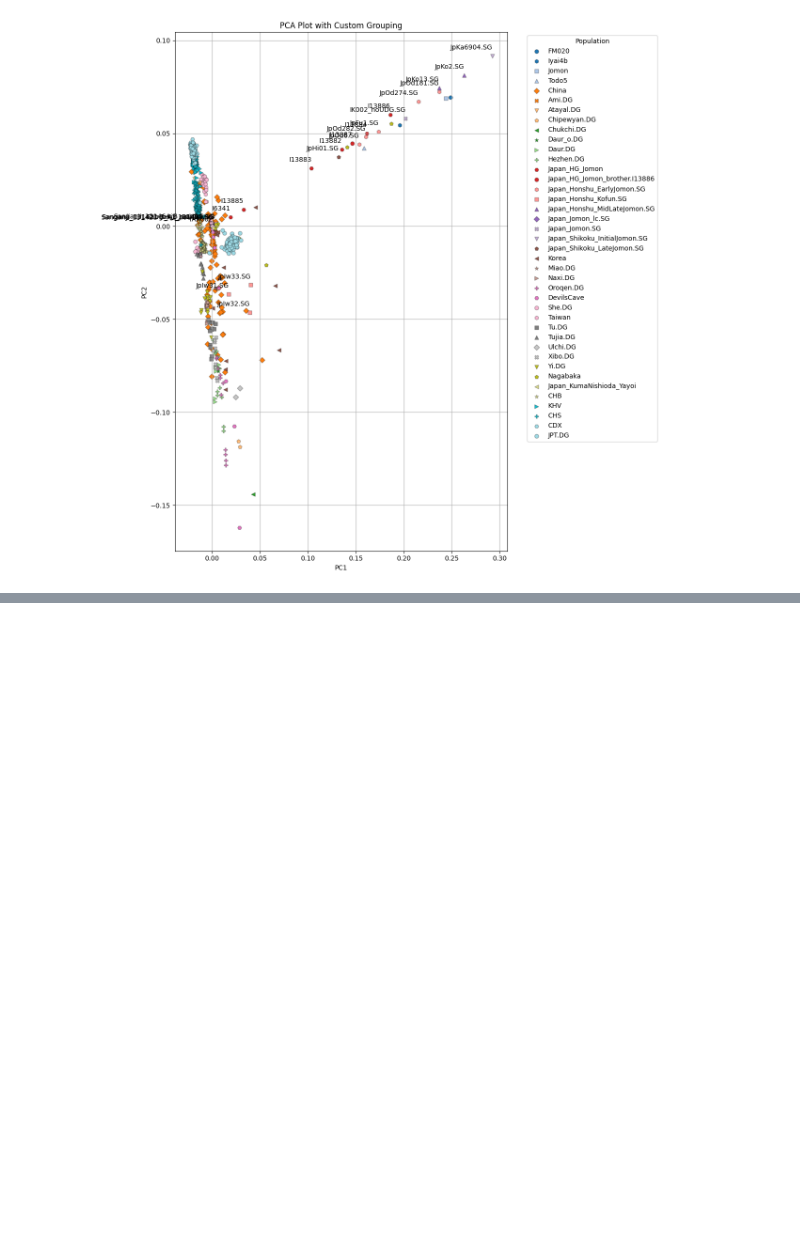
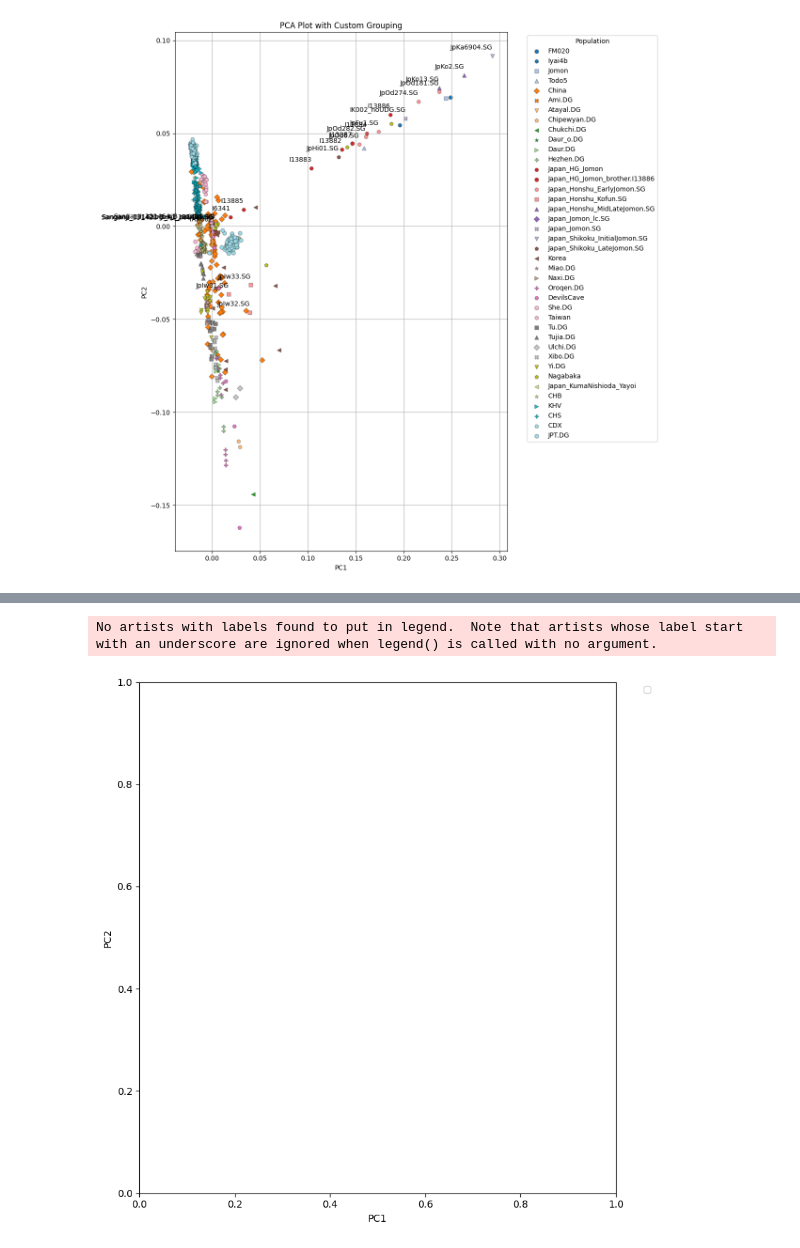
Before and after one commit to humgendiv/mkato-jomon, a Jupyter notebook: 1-AADR/1-0-pca/1-2-3-plot.ipynb, the cells around one changed output, grey strips where cells are left out. Saved outputs shown, nothing was run; the diff lists cells and outputs as text; code cells hidden in the pictures; blank space fills up the shorter version.

```diff
--- a/1-AADR/1-0-pca/1-2-3-plot.ipynb
+++ b/1-AADR/1-0-pca/1-2-3-plot.ipynb
@@ -145,0 +348,34 @@ plt.show()
+# %%
+import matplotlib.pyplot as plt
+
+# データの読み込み
+data = {}
+with open('/home/mkato/hdd_data/data/1-withAADR/1-1-pca/present_and_ancient.evec.txt', 'r') as f:
+    for line in f:
+        if line.startswith('   #eigvals:'):
+            continue
+        fields = line.strip().split()
+        if len(fields) >= 13:
+            pop_ind = fields[0].strip()
+            pop, ind = pop_ind.split(':')
+            if pop not in data:
+                data[pop] = []
+            data[pop].append([float(x) for x in fields[1:3]])
+
+# プロット
+fig, ax = plt.subplots(figsize=(8, 8))
+markers = ['o', 's', '^', 'v', '<', '>', 'p', 'h', '8', '*', 'X', 'D']
+colors = ['blue', 'orange', 'green', 'red', 'purple', 'brown', 'pink', 'gray', 'olive', 'cyan']
+for i, pop in enumerate(data.keys()):
+    pop_data = data[pop]
+    x = [d[0] for d in pop_data]
+    y = [d[1] for d in pop_data]
+    ax.scatter(x, y, label=pop, marker=markers[i%len(markers)], color=colors[i%len(colors)], alpha=0.7)
+ax.set_xlabel('PC1')
+ax.set_ylabel('PC2')
+ax.legend(bbox_to_anchor=(1.05, 1), loc='upper left', fontsize='small', ncol=2)
+plt.tight_layout()
+plt.show()
+# %% [output]
+No artists with labels found to put in legend.  Note that artists whose label start with an underscore are ignored when legend() is called with no argument.
+[figure, added]
```
Also changed, not shown: parts of 5 cells of this notebook, 6 other files.
